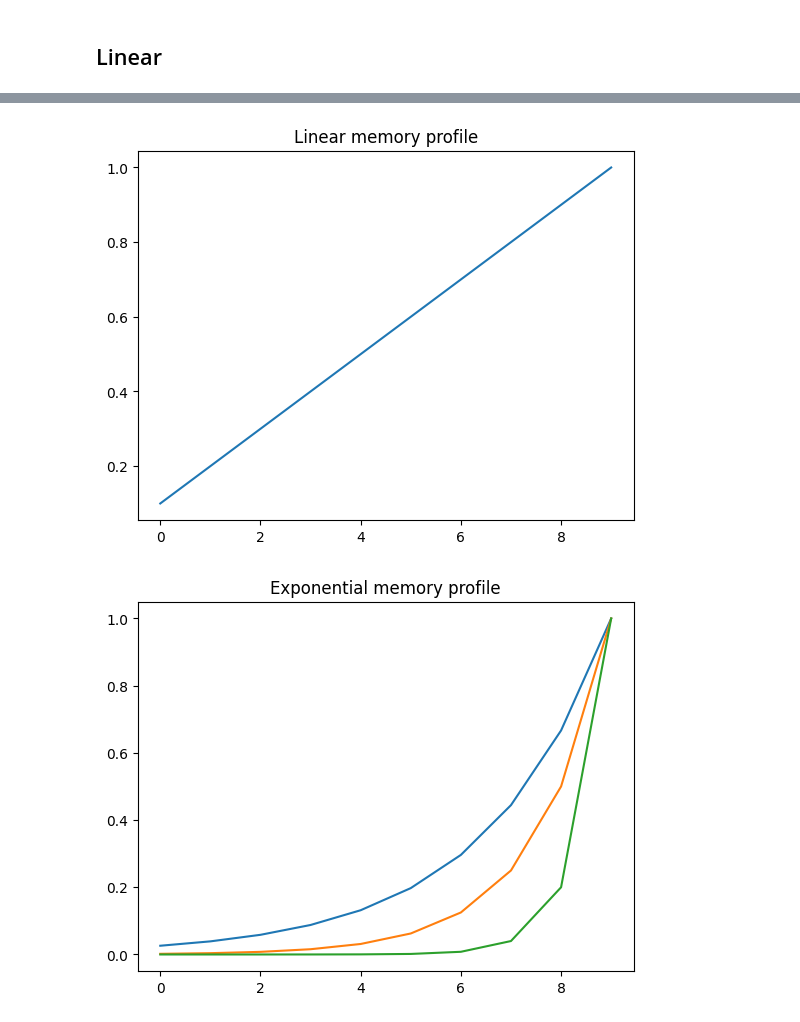
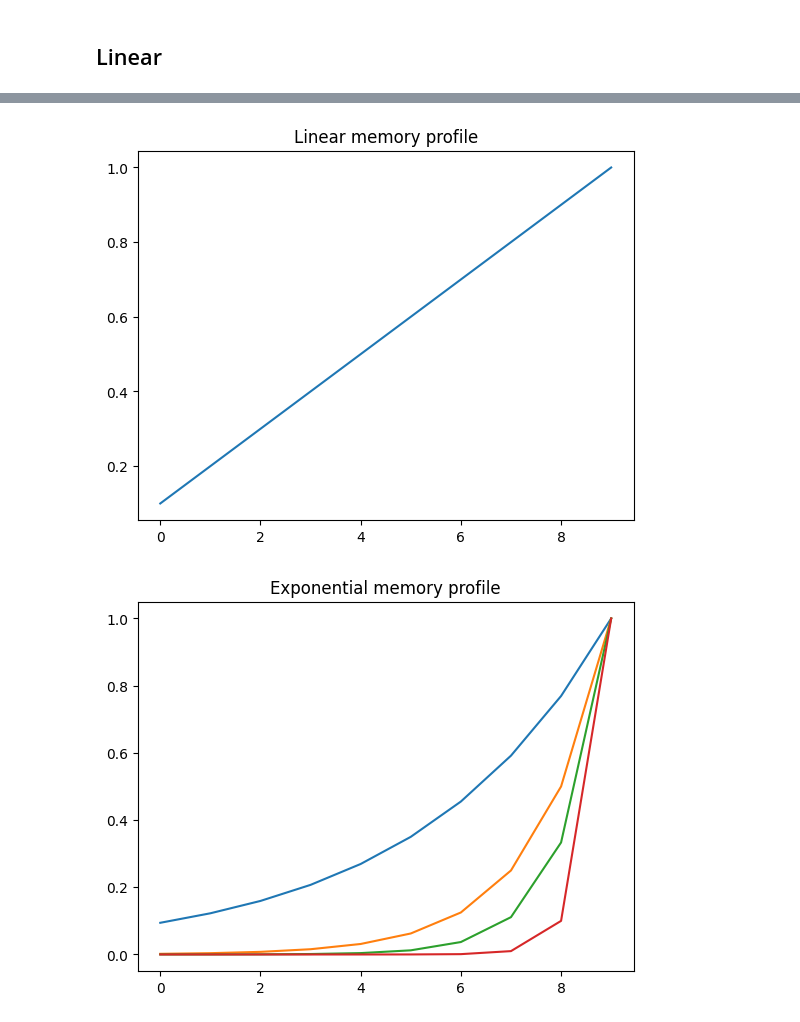
Before and after one commit to AndreiLix/FrODO, a Jupyter notebook: FOLDER_code/memory_profiles.ipynb, the cells around one changed output, grey strips where cells are left out. Saved outputs shown, nothing was run; the diff lists cells and outputs as text; code cells hidden in the pictures.

Commit message:
performance plot after gridsearch

```diff
--- a/FOLDER_code/memory_profiles.ipynb
+++ b/FOLDER_code/memory_profiles.ipynb
@@ -63,7 +63,7 @@ plt.title("Linear memory profile")
 plt.show()
 
 
-exponential_weights = np.array([exponential(x, b= 1.5) for x in range(1, len_memory+1)])
+exponential_weights = np.array([exponential(x, b= 1.3) for x in range(1, len_memory+1)])
 exponential_weights = exponential_weights / max(exponential_weights)
 
 plt.plot(range(len(exponential_weights)), exponential_weights)  # I expect last element to have value 1
@@ -73,7 +73,12 @@ exponential_weights = exponential_weights / max(exponential_weights)
 
 plt.plot(range(len(exponential_weights)), exponential_weights)  # I expect last element to have value 1
 
-exponential_weights = np.array([exponential(x, b= 5) for x in range(1, len_memory+1)])
+exponential_weights = np.array([exponential(x, b= 3) for x in range(1, len_memory+1)])
+exponential_weights = exponential_weights / max(exponential_weights)
+
+plt.plot(range(len(exponential_weights)), exponential_weights)  # I expect last element to have value 1
+
+exponential_weights = np.array([exponential(x, b= 10) for x in range(1, len_memory+1)])
 exponential_weights = exponential_weights / max(exponential_weights)
 
 plt.plot(range(len(exponential_weights)), exponential_weights)  # I expect last element to have value 1
@@ -81,32 +86,32 @@ plt.plot(range(len(exponential_weights)), exponential_weights)  # I expect last
 plt.title("Exponential memory profile")
 plt.show()
 
 fractional_weights = np.array([fractional(x, _lambda= 0.5) for x in reversed(range(1, len_memory+1))])
 fractional_weights = fractional_weights  / max(fractional_weights)
 plt.plot(range(len(fractional_weights)), fractional_weights)  # I expect last element to have value 1
 
 fractional_weights = np.array([fractional(x, _lambda= 1.5) for x in reversed(range(1, len_memory+1))])
 fractional_weights = fractional_weights / max(fractional_weights)
 plt.plot(range(len(fractional_weights)), fractional_weights)  # I expect last element to have value 1
 
 
 fractional_weights = np.array([fractional(x, _lambda= 2.5) for x in reversed(range(1, len_memory+1))])
 fractional_weights = fractional_weights / max(fractional_weights)
 plt.plot(range(len(fractional_weights)), fractional_weights)  # I expect last element to have value 1
 
 # fractional_weights = np.array([fractional(x, _lambda= 2.5) for x in reversed(range(1, len_memory+1))])
 # fractional_weights = fractional_weights / max(fractional_weights)
 # plt.plot(range(len(fractional_weights)), fractional_weights)  # I expect last element to have value 1
 
 # fractional_weights = np.array([fractional(x, _lambda= 3.5) for x in reversed(range(1, len_memory+1))])
 # fractional_weights = fractional_weights / max(fractional_weights)
 # plt.plot(range(len(fractional_weights)), fractional_weights)  # I expect last element to have value 1
 
 
 plt.title("Fractional memory profile")
 plt.show()
 # %% [output]
 [figure]
 [figure]
-[figure, old version]
+[figure, new version]
 [figure]
```
Also changed, not shown: 7 other files.
